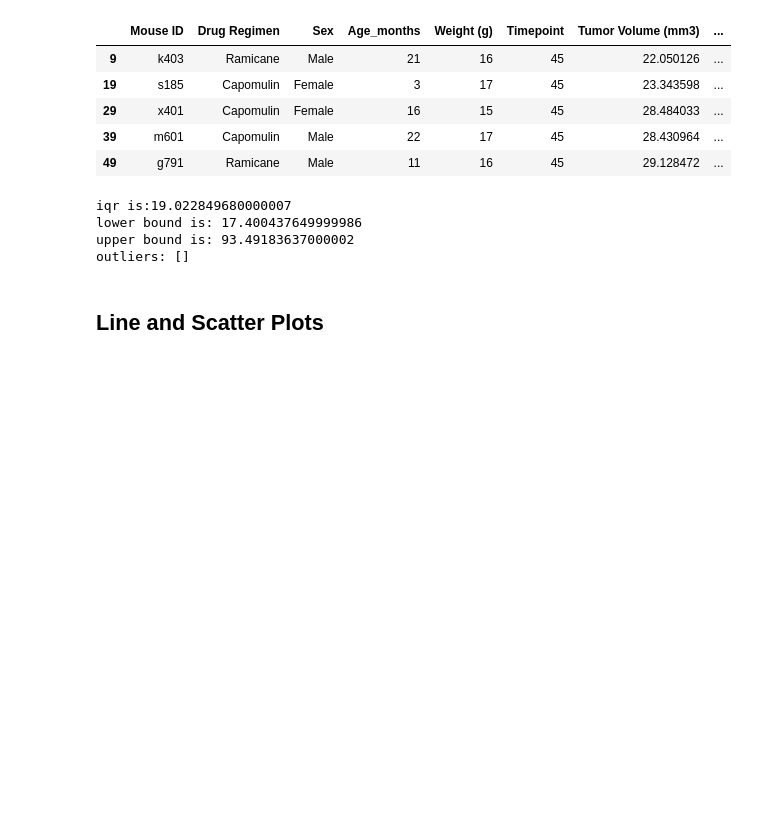
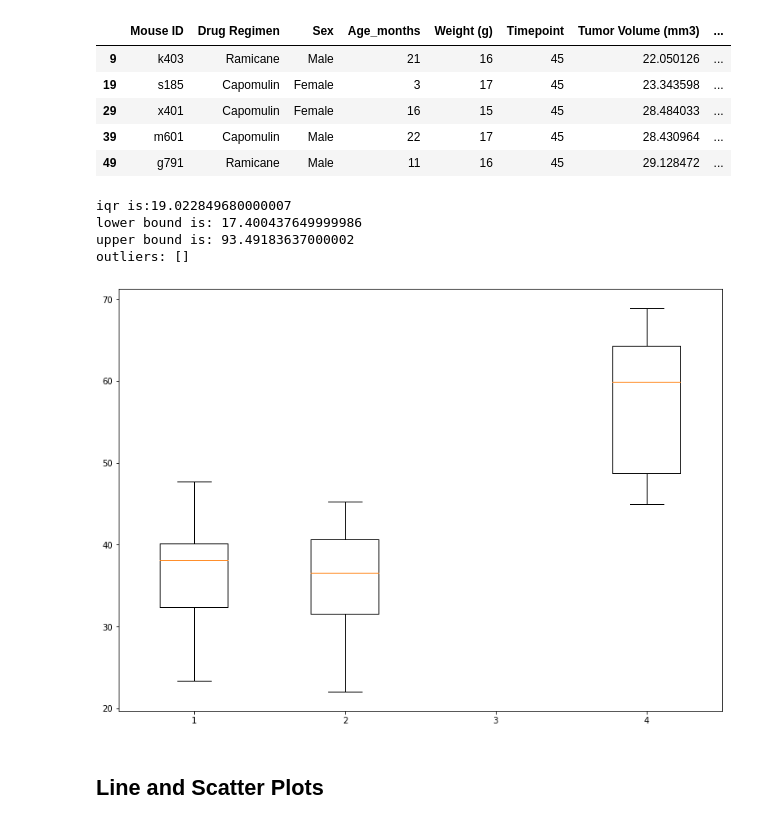
Before and after one commit to laurelwilliamson/matplotlib, a Jupyter notebook: Pymaceuticals/pymaceuticals_starter.ipynb, the cells around one changed output. Saved outputs shown, nothing was run; the diff lists cells and outputs as text; code cells hidden in the pictures; blank space fills up the shorter version.

Commit message:
box plot

```diff
--- a/Pymaceuticals/pymaceuticals_starter.ipynb
+++ b/Pymaceuticals/pymaceuticals_starter.ipynb
@@ -251,3 +249,34 @@ outliers: []
+# %%
+# Generate a box plot of the final tumor volume of each mouse across four regimens of interest
+
+adf = last_points_df[last_points_df["Drug Regimen"].str.contains("Capomulin", na=False)]
+bdf = last_points_df[last_points_df["Drug Regimen"].str.contains("Ramicane", na=False)]
+cdf = last_points_df[last_points_df["Drug Regimen"].str.contains("Inbufinol", na=False)]
+ddf = last_points_df[last_points_df["Drug Regimen"].str.contains("Ceftamin", na=False)]
+
+cap_data = adf["Tumor Volume (mm3)"]
+ram_data = bdf["Tumor Volume (mm3)"]
+inb_data = cdf["Tumor Volume (mm3)"]
+cef_data = ddf["Tumor Volume (mm3)"]
+
+data_1 = cap_data
+data_2 = ram_data
+data_3 = inb_data
+data_4 = cef_data
+data = [data_1, data_2, data_3, data_4]
+
+fig = plt.figure(figsize =(10, 7))
+
+# Creating axes instance
+ax = fig.add_axes([0, 0, 1, 1])
+
+# Creating plot
+bp = ax.boxplot(data)
+
+# show plot
+plt.show()
+# %% [output]
+[figure, added]
 # %% [markdown]
 ## Line and Scatter Plots
 # %%
```
Also changed, not shown: parts of 2 cells of this notebook.
